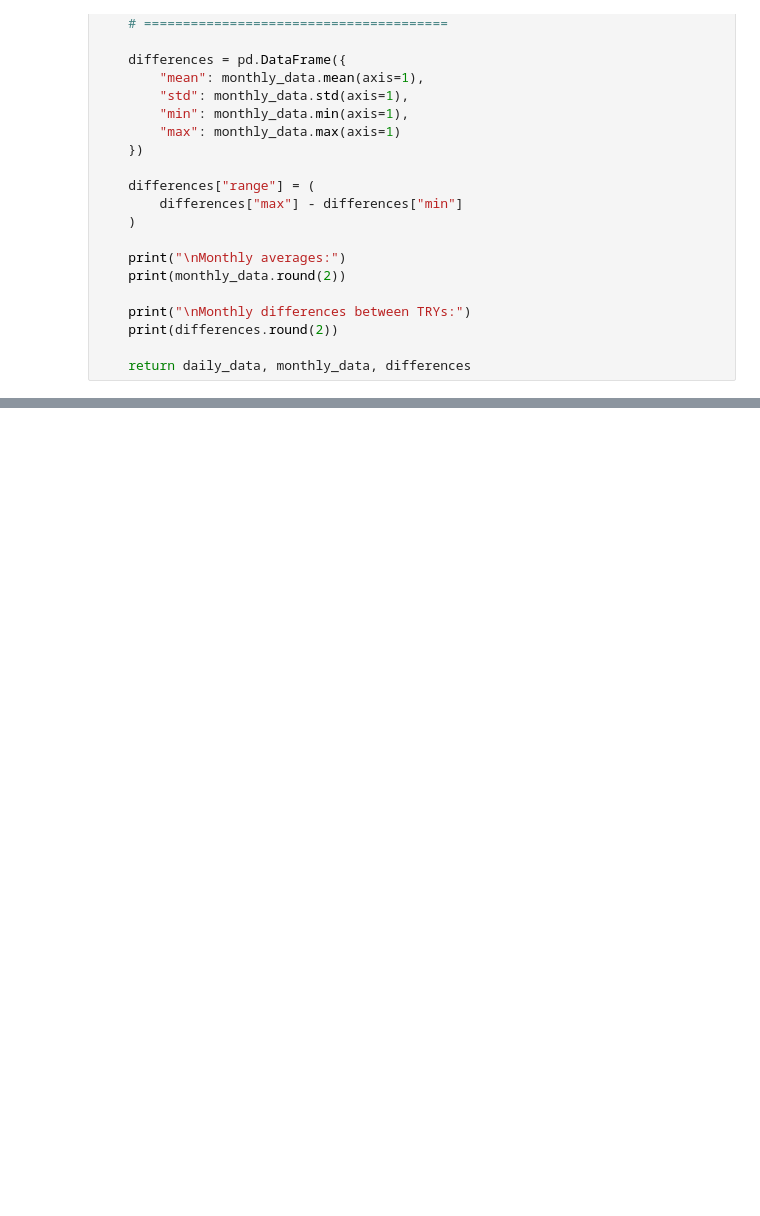
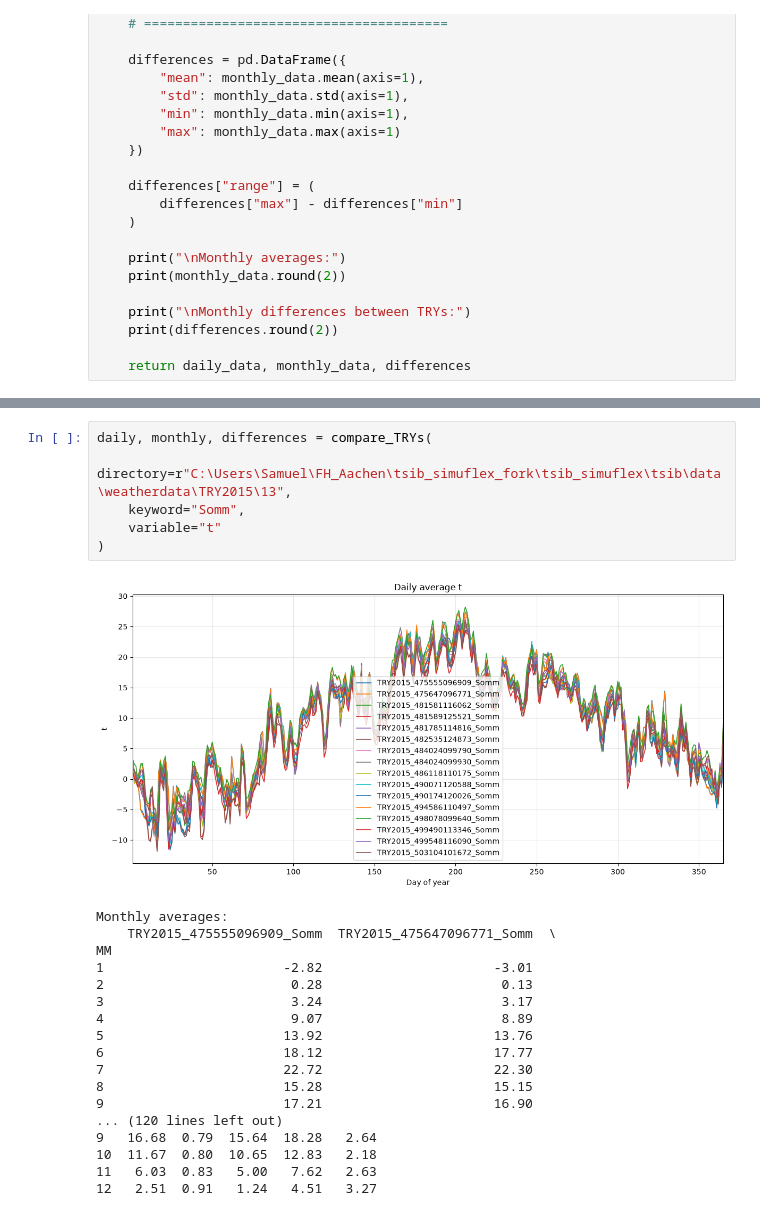
Before and after one commit to NV717/tsib_simuflex, a Jupyter notebook: tsib/Weather.ipynb, the cells around one changed output, grey strips where cells are left out. Drawn from its saved outputs; the diff is of its cells as text; blank space fills up the shorter version.

```diff
--- a/tsib/Weather.ipynb
+++ b/tsib/Weather.ipynb
@@ -205,0 +207,25 @@ MM
+# %%
+daily, monthly, differences = compare_TRYs(
+    directory=r"C:\Users\Samuel\FH_Aachen\tsib_simuflex_fork\tsib_simuflex\tsib\data\weatherdata\TRY2015\13",
+    keyword="Somm",
+    variable="t"
+)
+# %% [output]
+[figure, added]
+Monthly averages:
+    TRY2015_475555096909_Somm  TRY2015_475647096771_Somm  \
+MM
+1                       -2.82                      -3.01
+2                        0.28                       0.13
+3                        3.24                       3.17
+4                        9.07                       8.89
+5                       13.92                      13.76
+6                       18.12                      17.77
+7                       22.72                      22.30
+8                       15.28                      15.15
+9                       17.21                      16.90
+... (120 lines left out)
+9   16.68  0.79  15.64  18.28   2.64
+10  11.67  0.80  10.65  12.83   2.18
+11   6.03  0.83   5.00   7.62   2.63
+12   2.51  0.91   1.24   4.51   3.27
```
Also changed, not shown: parts of 4 cells of this notebook, 4 other files.
